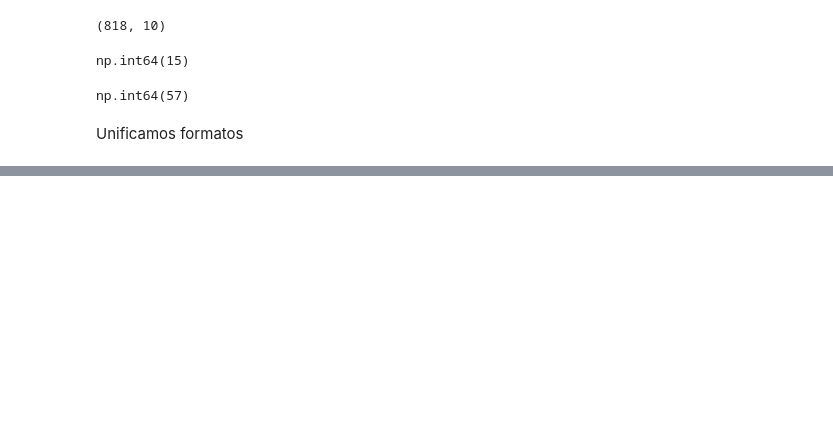
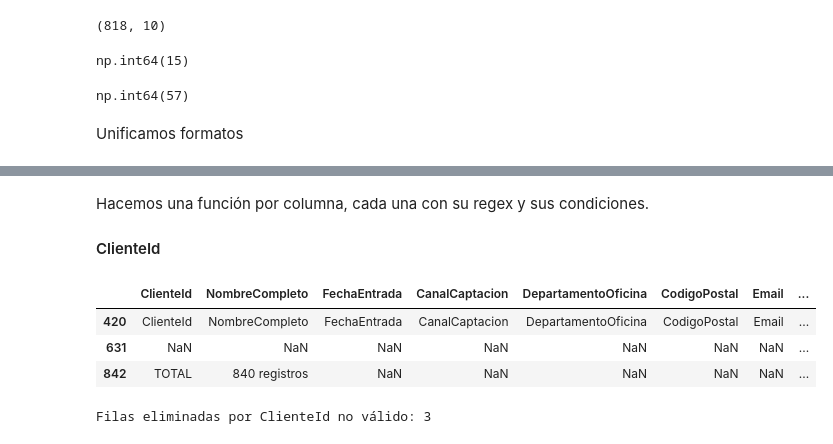
Before and after one commit to MATC-90/pipeline-deudas, a Jupyter notebook: jupyter/EDA.ipynb, the cells around one changed output, grey strips where cells are left out. Cells and saved outputs as stored; diff of their text form; code cells hidden in the pictures; blank space fills up the shorter version.

```diff
--- a/jupyter/EDA.ipynb
+++ b/jupyter/EDA.ipynb
@@ -210,3 +170,0 @@ Filas eliminadas por ClienteId no válido: 3
-# %%
-# Convierte la columna; los textos que no sean números pasarán a ser NaN
-df_cl['ClienteId'] = pd.to_numeric(df_cl['ClienteId'], errors='coerce')
@@ -233,5 +170,0 @@ memory usage: 70.0 KB
-# %%
-cols_texto = ['NombreCompleto', 'CanalCaptacion', 'DepartamentoOficina']
-df_cl[cols_texto] = df_cl[cols_texto].apply(lambda col: col.str.title())
-# %%
-df_cl['Email'] = df_cl['Email'].str.lower()
@@ -251,0 +171,25 @@ df_cl.sample(10)
+# %% [markdown]
+Hacemos una función por columna, cada una con su regex y sus condiciones.
+
+#### ClienteId
+# %%
+def limpiar_cliente_id(serie):
+    # Formatos que hay: CLI_0572, CLI0023, cli-625 o solo el número. Lo demás se queda en NaN
+    return serie.str.strip().str.extract(r'(?i)^(?:cli[_-]?)?(\d+)$')[0]
+# %%
+ids = limpiar_cliente_id(df_cl['ClienteId'])
+df_cl[ids.isna()]
+# %% [output]
+|  | ClienteId | NombreCompleto | FechaEntrada | CanalCaptacion | DepartamentoOficina | CodigoPostal | Email | ... |
+| 420 | ClienteId | NombreCompleto | FechaEntrada | CanalCaptacion | DepartamentoOficina | CodigoPostal | Email | ... |
+| 631 | NaN | NaN | NaN | NaN | NaN | NaN | NaN | ... |
+| 842 | TOTAL | 840 registros | NaN | NaN | NaN | NaN | NaN | ... |
+# %%
+# Salen la cabecera repetida, la fila de "840 registros" y una vacía. Las quitamos
+antes = len(df_cl)
+df_cl['ClienteId'] = ids
+df_cl = df_cl.dropna(subset=['ClienteId'])
+df_cl['ClienteId'] = df_cl['ClienteId'].astype(int)
+print(f"Filas eliminadas por ClienteId no válido: {antes - len(df_cl)}")
+# %% [output]
+Filas eliminadas por ClienteId no válido: 3
```
Also changed, not shown: parts of 99 cells of this notebook, 3 other files.
